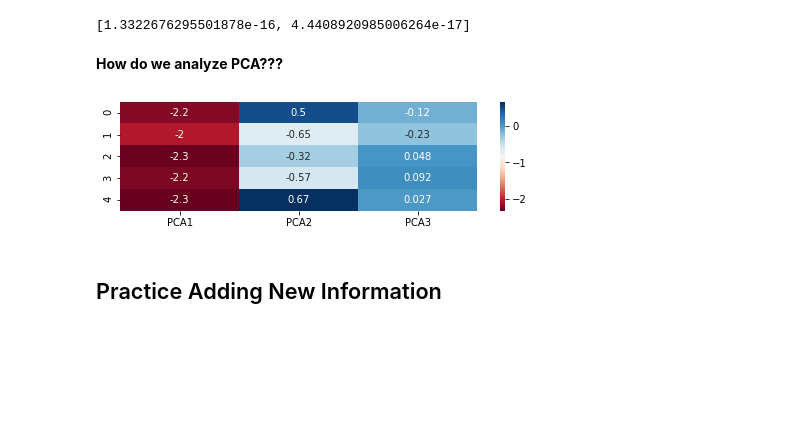
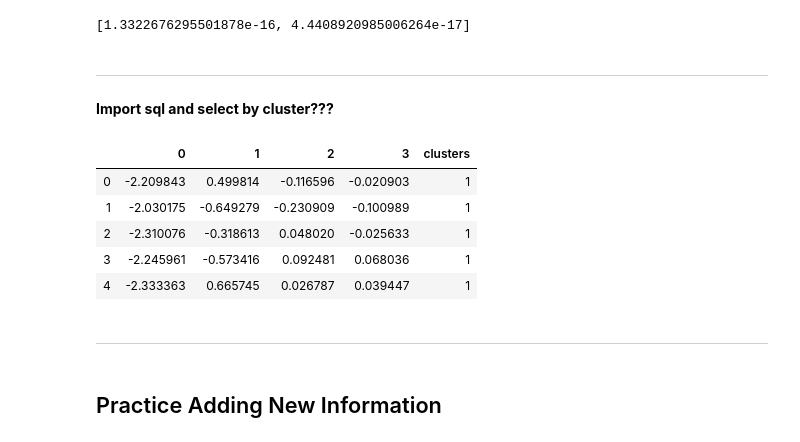
Before and after one commit to lauren-esser/Hierarchial_Clustering_Practice, a Jupyter notebook: Hierarchal Clustering Practice.ipynb, the cells around one changed output. Cells and saved outputs as stored; diff of their text form; code cells hidden in the pictures; blank space fills up the shorter version.

```diff
--- a/Hierarchal Clustering Practice.ipynb
+++ b/Hierarchal Clustering Practice.ipynb
@@ -165,7 +165,7 @@ num_cols_scaled.head()
 # %% [markdown]
 ---
 # %%
-cat_cols = df_witheld.select_dtypes('object')
+cat_cols = df_without.select_dtypes('object')
 cat_cols.head()
 # %% [output]
 |  | Species |
@@ -384,16 +437,22 @@ def findCentroid(xList, yList, coordinates):
 findCentroid(pca_comp[:,0], pca_comp[:,1], coordinatesCenter1)
 # %% [output]
 [1.3322676295501878e-16, 4.4408920985006264e-17]
-# %% [markdown]
-**How do we analyze PCA???**
-# %%
-fig, ax = plt.subplots(figsize=(8,size_yaxis))
-
-# plot the first top_pc components
-num_pc = 3
-sns.heatmap(pca_df.iloc[:5, :num_pc], annot=True, cmap="RdBu", ax=ax)
-plt.show()
-# %% [output]
-[figure, removed]
+# %% [markdown]
+---
+# %% [markdown]
+**Import sql and select by cluster???**
+# %%
+maybe = pd.DataFrame(pca_comp)
+maybe['clusters'] = cluster.labels_
+maybe.head()
+# %% [output]
+|  | 0 | 1 | 2 | 3 | clusters |
+| 0 | -2.209843 | 0.499814 | -0.116596 | -0.020903 | 1 |
+| 1 | -2.030175 | -0.649279 | -0.230909 | -0.100989 | 1 |
+| 2 | -2.310076 | -0.318613 | 0.048020 | -0.025633 | 1 |
+| 3 | -2.245961 | -0.573416 | 0.092481 | 0.068036 | 1 |
+| 4 | -2.333363 | 0.665745 | 0.026787 | 0.039447 | 1 |
+# %% [markdown]
+---
 # %% [markdown]
 ## Practice Adding New Information
```
Also changed, not shown: parts of 13 cells of this notebook.
